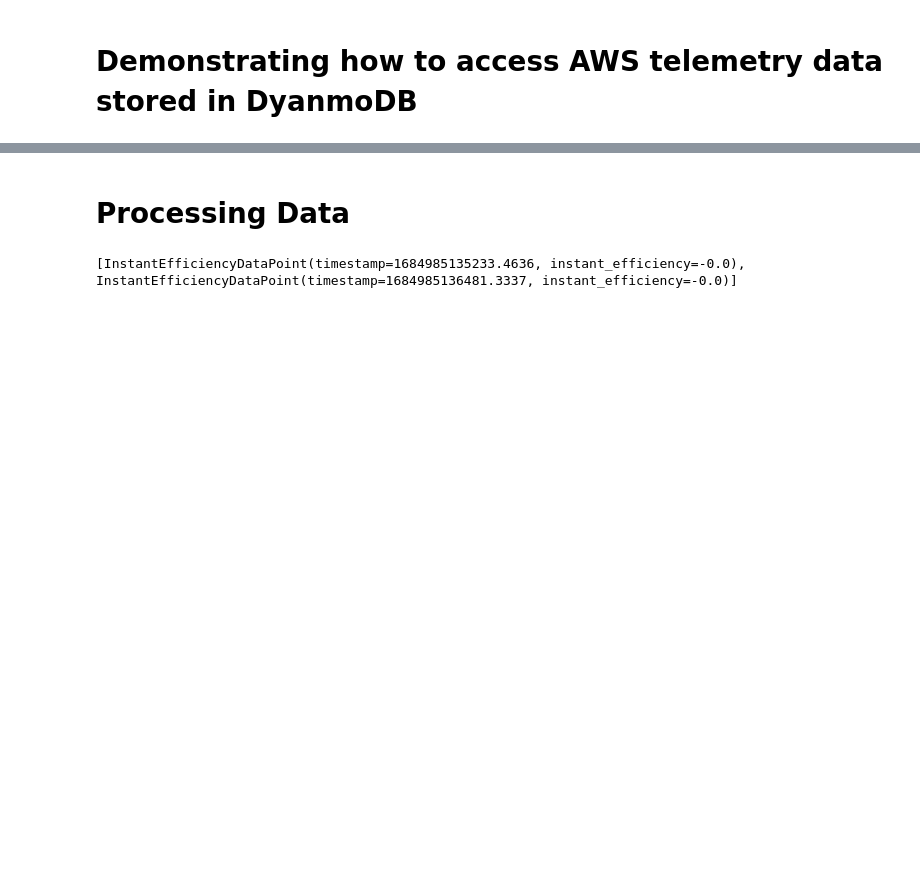
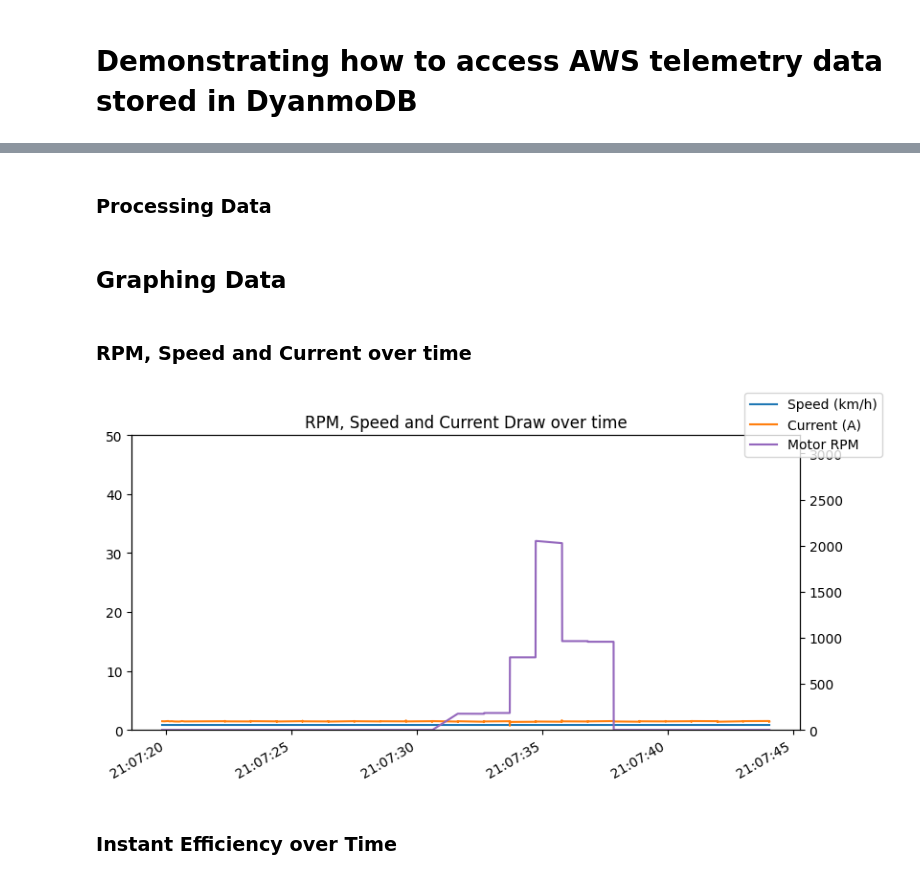
Before and after one commit to UOSupermileage/UOSM-TelemetryDataProcessing, a Jupyter notebook: AWS-Example.ipynb, the cells around one changed output, grey strips where cells are left out. Drawn from its saved outputs; the diff is of its cells as text; code cells hidden in the pictures; blank space fills up the shorter version.

Commit message:
Partially working matplotlib

```diff
--- a/AWS-Example.ipynb
+++ b/AWS-Example.ipynb
@@ -16,19 +35,55 @@ print(telemetry_data)
 # %% [markdown]
-# Processing Data
+### Processing Data
 # %%
 from typing import List
 from Telemetry import TelemetryProcessor, TelemetryDataPoint, InstantEfficiencyDataPoint
+from datetime import datetime
 
 processed: List[TelemetryDataPoint] = []
 
 for point in telemetry_data:
     processed.append(
-        TelemetryDataPoint(timestamp=float(point['timestamp']), speed=float(point['speed']), voltage=float(point['voltage']), current=float(point['current']))
+        TelemetryDataPoint(timestamp=datetime.strptime(point['timestamp'], '%Y-%m-%d %H:%M:%S.%f'), speed=float(point['speed']), voltage=float(point['voltage']), current=float(point['current']), rpm=int(point['rpm']))
     )
 
 instantEfficiencyDataPoints = TelemetryProcessor.get_inst_efficiency(processed, 10)
-print(instantEfficiencyDataPoints)
-# %% [output]
-[InstantEfficiencyDataPoint(timestamp=1684985135233.4636, instant_efficiency=-0.0), InstantEfficiencyDataPoint(timestamp=1684985136481.3337, instant_efficiency=-0.0)]
+# %% [markdown]
+## Graphing Data
+# %% [markdown]
+### RPM, Speed and Current over time
+# %%
+import matplotlib.pyplot as plt
+timestamps = [point.timestamp for point in processed]
+speeds = [point.speed / 1000 for point in processed]
+currents = [point.current / 1000 for point in processed]
+voltages = [point.voltage for point in processed]
+rpms = [abs(point.rpm) for point in processed]
+joules = [point.current * point.voltage for point in processed]
+
+fig, leftAx = plt.subplots()
+fig.set_size_inches(9,4)
+leftAx.set_title("RPM, Speed and Current Draw over time")
+leftAx.set_ylim(0, 50)
+
+rightAx = leftAx.twinx()
+rightAx.set_ylim(0, 3200)
+
+rpmLine = rightAx.plot(timestamps, rpms, color='tab:purple', label='Motor RPM')
+speedLine = leftAx.plot(timestamps, speeds, label='Speed (km/h)')
+currentLine = leftAx.plot(timestamps, currents, color='tab:orange', label='Current (A)')
+
+fig.legend(loc='upper right')
+
+for label in leftAx.get_xticklabels(which='major'):
+    label.set(rotation=30, horizontalalignment='right')
+
+leftAx.grid(False)
+rightAx.grid(False)
+
+fig.show()
+# %% [output]
+[figure, added]
+# %% [markdown]
+### Instant Efficiency over Time
 # %%
 import matplotlib.pyplot as plt
```
Also changed, not shown: parts of 4 cells of this notebook, 8 other files.
